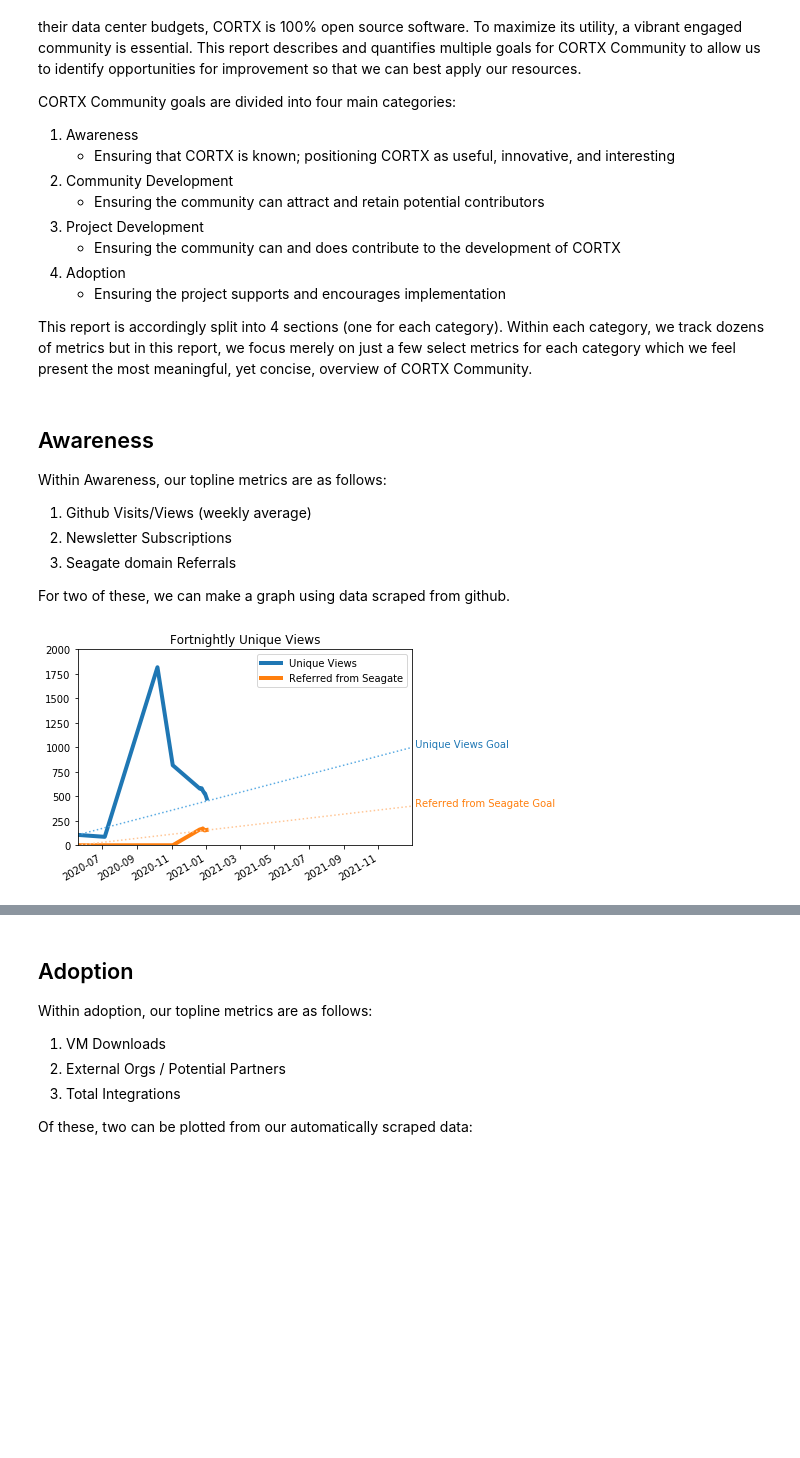
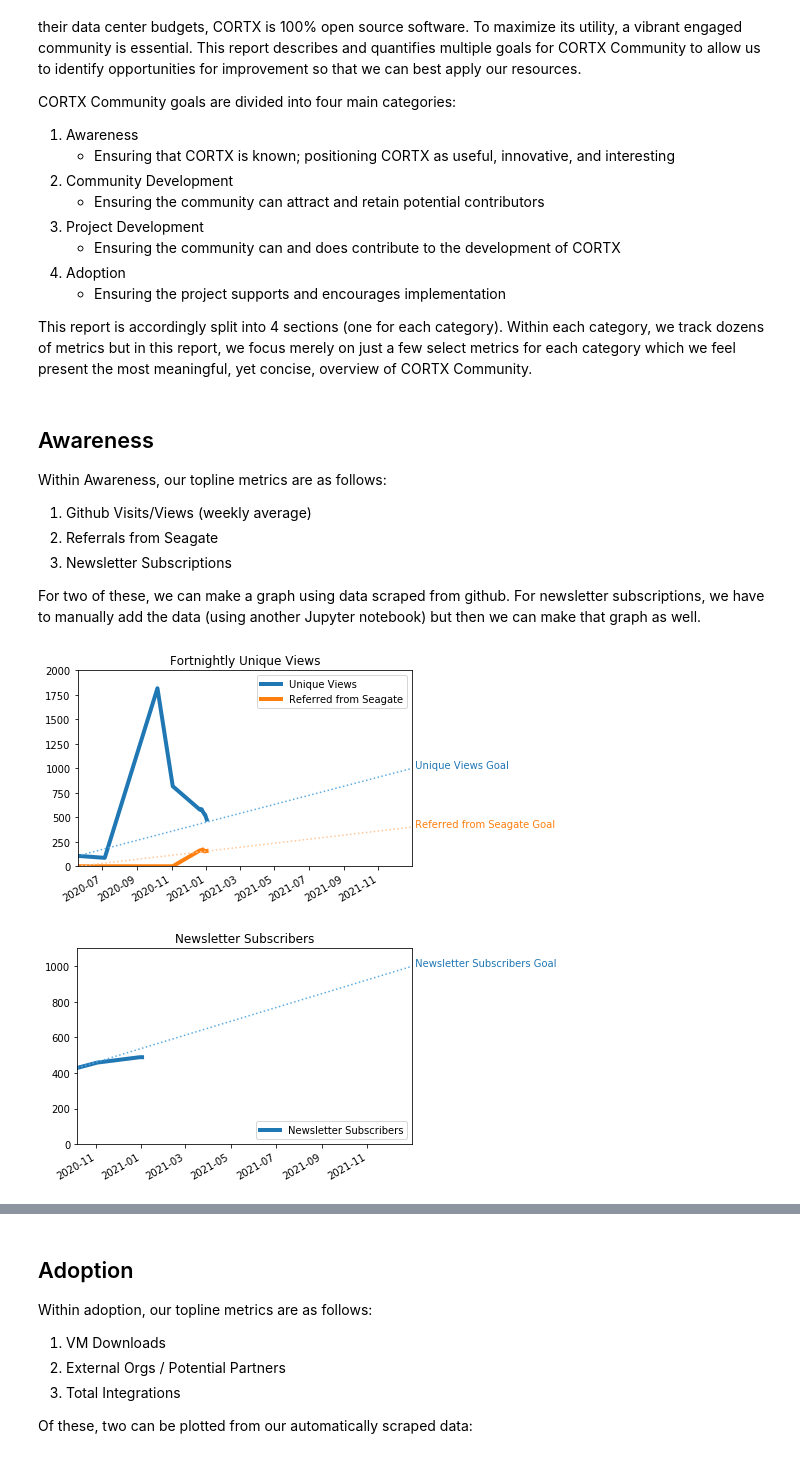
Before and after one commit to Seagate/cortx, a Jupyter notebook: metrics/CORTX_Metrics_Topline_Report.ipynb, the cells around one changed output, grey strips where cells are left out. Cells and saved outputs as stored; diff of their text form; code cells hidden in the pictures; blank space fills up the shorter version.

```diff
--- a/metrics/CORTX_Metrics_Topline_Report.ipynb
+++ b/metrics/CORTX_Metrics_Topline_Report.ipynb
@@ -35,24 +35,33 @@ This report is accordingly split into 4 sections (one for each category). Within
 Within Awareness, our topline metrics are as follows:
 
 1. Github Visits/Views (weekly average)
-2. Newsletter Subscriptions
-3. Seagate domain Referrals
+2. Referrals from Seagate
+3. Newsletter Subscriptions
 
-For two of these, we can make a graph using data scraped from github.
+For two of these, we can make a graph using data scraped from github.  For newsletter subscriptions, we have to manually add the data (using another Jupyter notebook) but then we can make that graph as well.
 # %%
-# make the graph for Awareness
+# make the graph for visits/views and referrals
 title='Fortnightly Unique Views'
 metric1='Unique Views'
 metric2='Referred from Seagate'
 df[metric1] = df['views_unique_14_days']
 df[metric2] = df['seagate_referrer_uniques'] + df['seagate_blog_referrer_uniques']
 goal1 = cg.Goal(metric1, goal_date,1000)
 goal2 = cg.Goal(metric2, goal_date, 400)
 plt = cg.goal_graph(df=df,title=title,xlim=xlim,goals=[goal1,goal2],columns=[metric1,metric2])
 plt.legend(loc='upper right')
 plt.show()
+
+# make the graph for newsletter subscriptions
+news_key='newsletter_subscribers'
+metric3=news_key.replace('_',' ').title()
+df[metric3] = df[news_key]
+goal3 = cg.Goal(metric3, goal_date,1000)
+plt = cg.goal_graph(df=df,title=metric3,xlim=xlim,goals=[goal3],columns=[metric3])
+plt.show()
 # %% [output]
 [figure]
+[figure, added]
 # %% [markdown]
 ## Community Development
 
```
Also changed, not shown: parts of 6 cells of this notebook, 3 other files.
